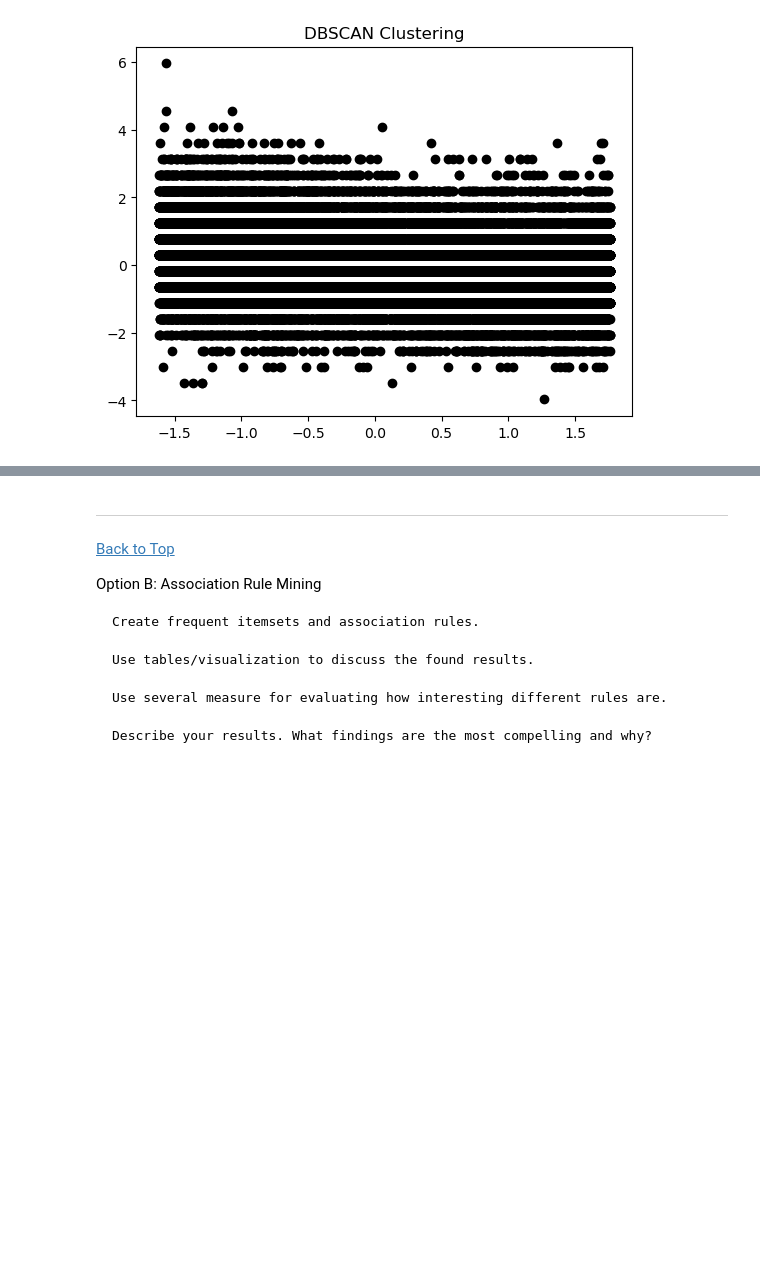
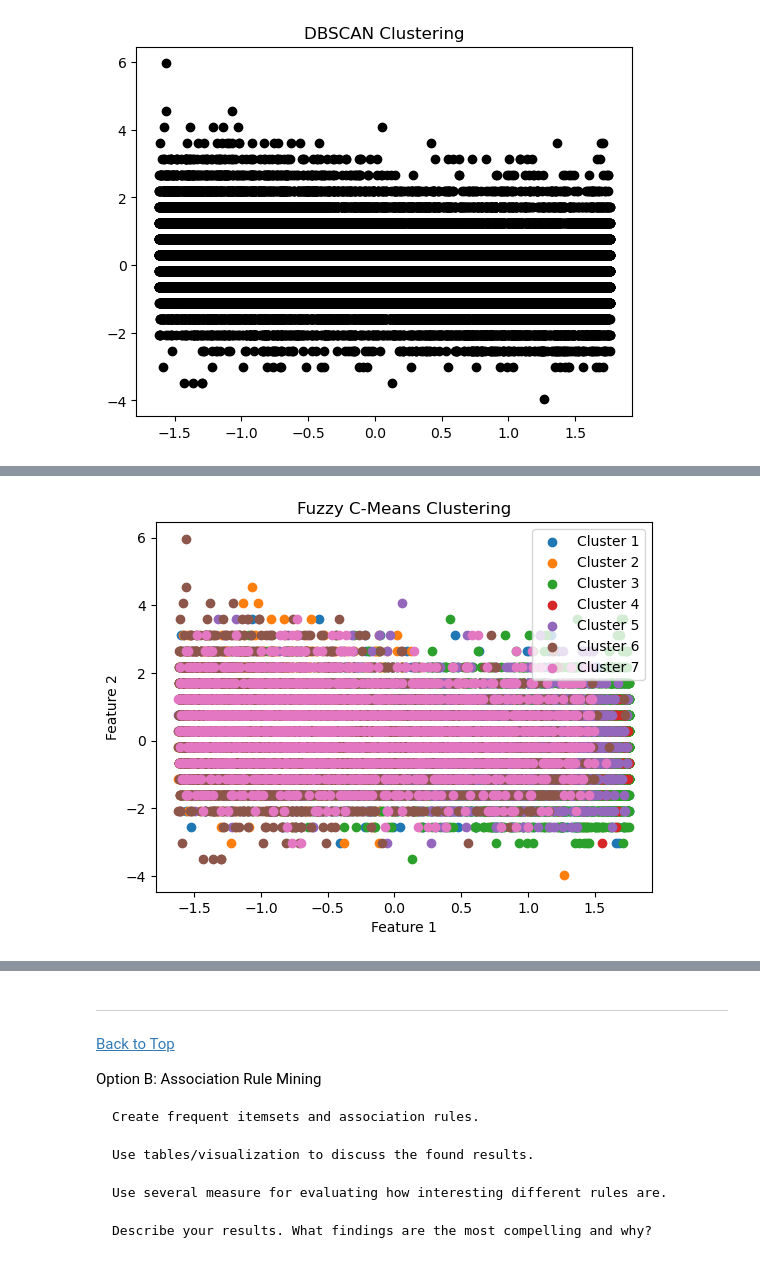
Before and after one commit to Mcusac/OnlineNewsPopML, a Jupyter notebook: 3 - Clustering, Association Rules, or Recommenders/Clustering(Matt_and_Tim).ipynb, the cells around one changed output, grey strips where cells are left out. Saved outputs shown, nothing was run; the diff lists cells and outputs as text; code cells hidden in the pictures; blank space fills up the shorter version.

```diff
--- a/3 - Clustering, Association Rules, or Recommenders/Clustering(Matt_and_Tim).ipynb
+++ b/3 - Clustering, Association Rules, or Recommenders/Clustering(Matt_and_Tim).ipynb
@@ -605,0 +608,32 @@ for eps in eps_values:
+# %%
+# 20
+
+# Add another Method Fuzzy C-Means Clustering - visualize, score it (there are other scoring methods too)
+# ! pip install scikit-fuzzy
+import skfuzzy as fuzz
+
+# Number of clusters
+n_clusters = 7
+
+# Fuzzy c-means algorithm
+cntr, u, u0, d, jm, p, fpc = fuzz.cluster.cmeans(df1_std.T, n_clusters, 2, error=0.005, maxiter=1000)
+
+# Assign each data point to the cluster with the highest membership value
+cluster_membership = np.argmax(u, axis=0)
+
+# Plotting the results
+fig, ax = plt.subplots()
+for j in range(n_clusters):
+    ax.scatter(df1_std[cluster_membership == j, 0], df1_std[cluster_membership == j, 1], label=f'Cluster {j + 1}', marker='o')
+
+ax.legend()
+plt.xlabel('Feature 1')
+plt.ylabel('Feature 2')
+plt.title('Fuzzy C-Means Clustering')
+plt.show()
+plt.show()
+
+
+# siting source https://medium.com/@avinashkella/understanding-fuzzy-c-means-clustering-with-python-implementation-a-beginners-guide-3dbdf180393b
+# %% [output]
+[figure, added]
```
Also changed, not shown: parts of 19 cells of this notebook.
